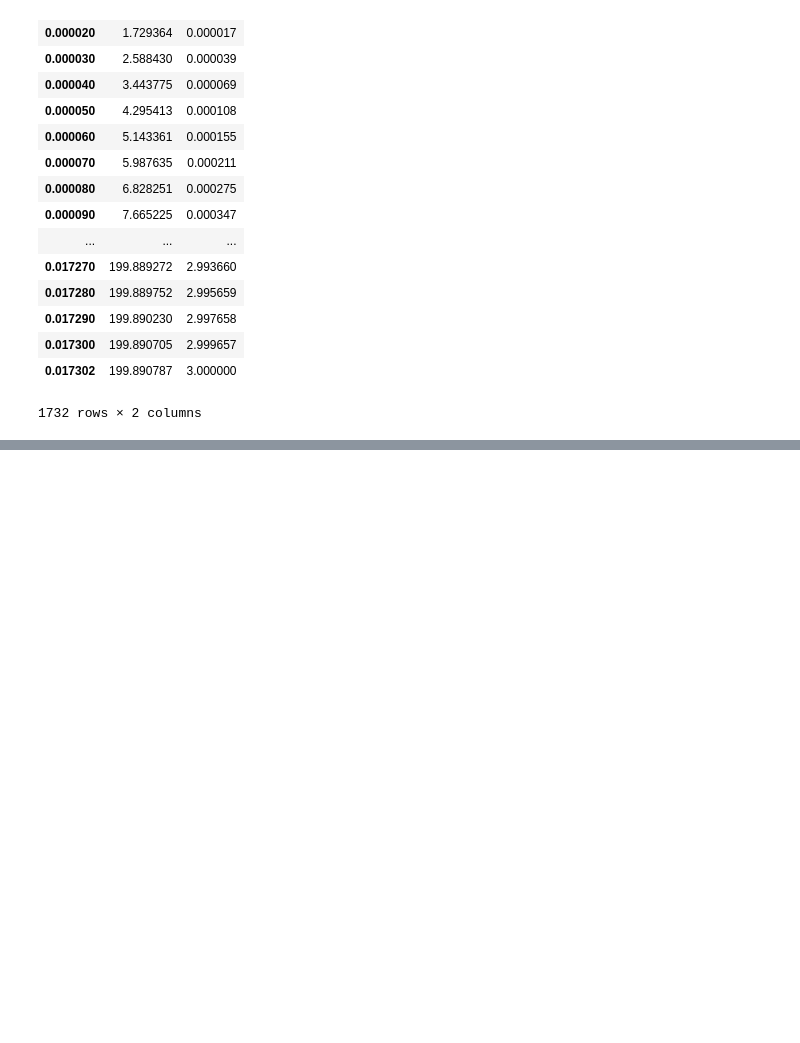
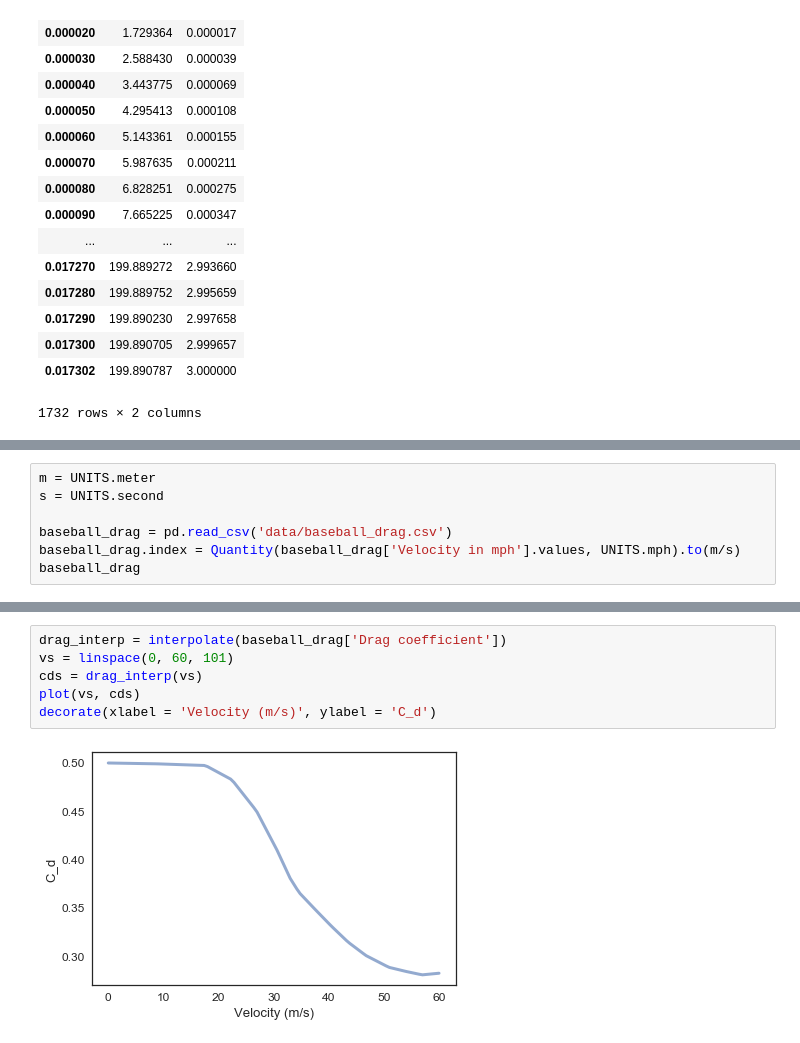
Before and after one commit to ThomasJagielski/ModSimPy, a Jupyter notebook: code/railgun_model.ipynb, the cells around one changed output, grey strips where cells are left out. Drawn from its saved outputs; the diff is of its cells as text; blank space fills up the shorter version.

```diff
--- a/code/railgun_model.ipynb
+++ b/code/railgun_model.ipynb
@@ -132,0 +204,7 @@ plot(results.v)
+# %%
+m = UNITS.meter
+s = UNITS.second
+
+baseball_drag = pd.read_csv('data/baseball_drag.csv')
+baseball_drag.index = Quantity(baseball_drag['Velocity in mph'].values, UNITS.mph).to(m/s)
+baseball_drag
@@ -132,0 +229,8 @@ plot(results.v)
+# %%
+drag_interp = interpolate(baseball_drag['Drag coefficient'])
+vs = linspace(0, 60, 101)
+cds = drag_interp(vs)
+plot(vs, cds)
+decorate(xlabel = 'Velocity (m/s)', ylabel = 'C_d')
+# %% [output]
+[figure, added]
```
Also changed, not shown: parts of 16 cells of this notebook.
